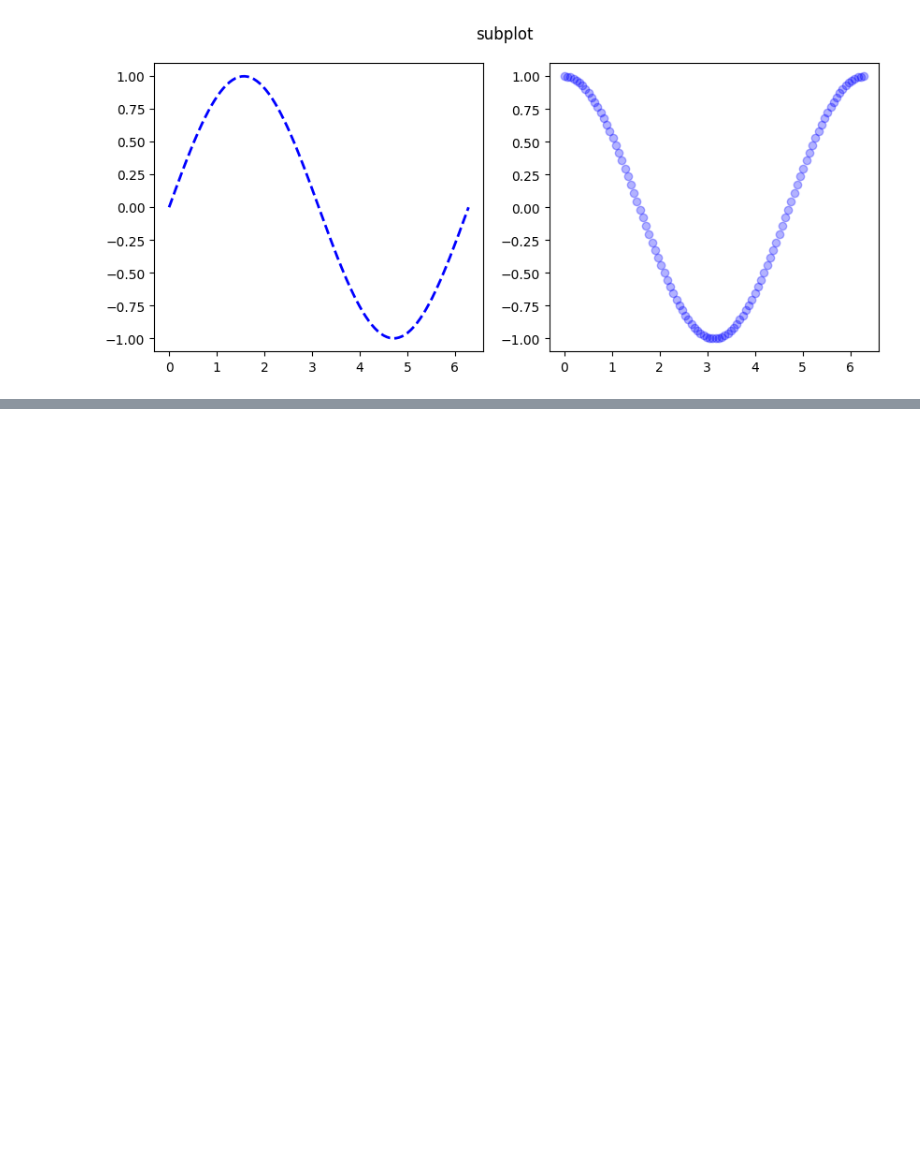
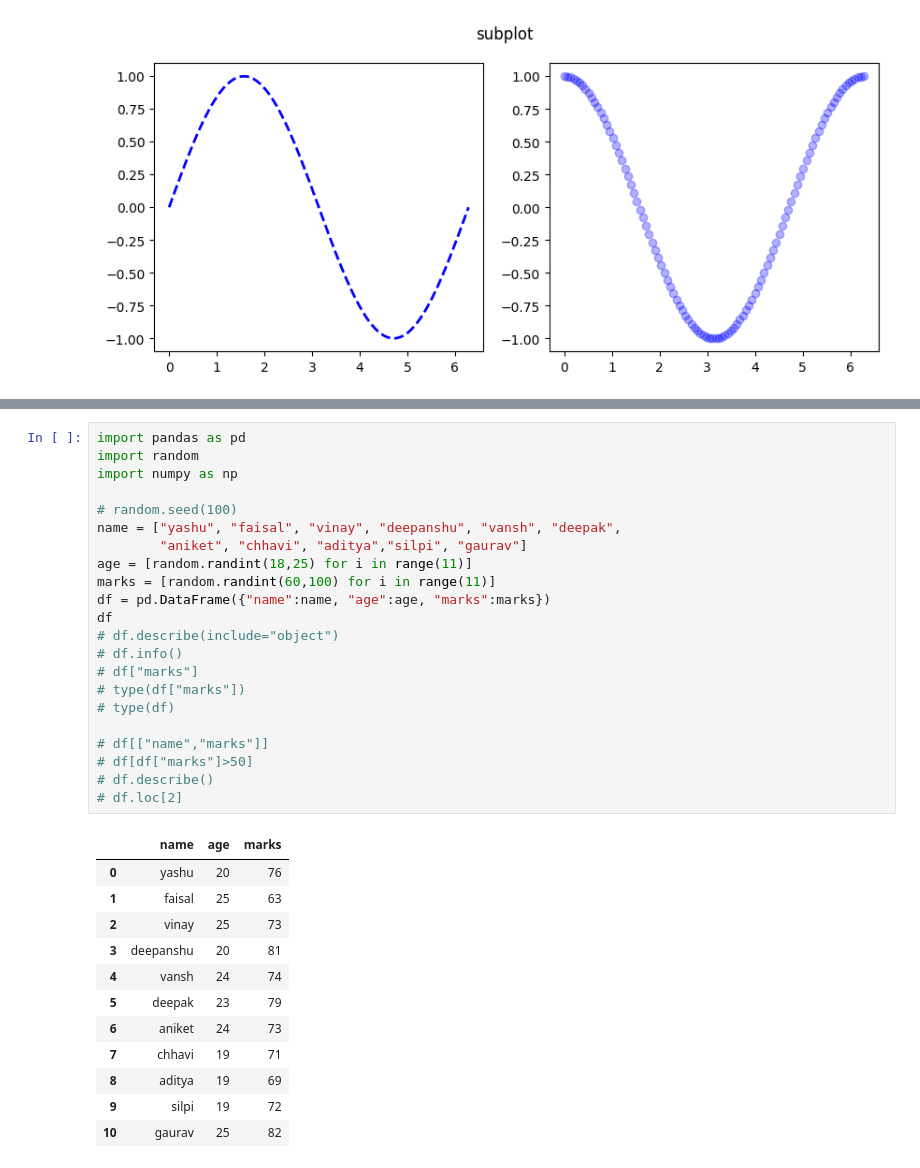
Before and after one commit to YashuSingh005/do-it-yawrrr, a Jupyter notebook: Untitled0.ipynb, the cells around one changed output, grey strips where cells are left out. Drawn from its saved outputs; the diff is of its cells as text; blank space fills up the shorter version.

```diff
--- a/Untitled0.ipynb
+++ b/Untitled0.ipynb
@@ -300,0 +314,35 @@ plt.show()
+# %%
+import pandas as pd
+import random
+import numpy as np
+
+# random.seed(100)
+name = ["yashu", "faisal", "vinay", "deepanshu", "vansh", "deepak",
+        "aniket", "chhavi", "aditya","silpi", "gaurav"]
+age = [random.randint(18,25) for i in range(11)]
+marks = [random.randint(60,100) for i in range(11)]
+df = pd.DataFrame({"name":name, "age":age, "marks":marks})
+df
+# df.describe(include="object")
+# df.info()
+# df["marks"]
+# type(df["marks"])
+# type(df)
+
+# df[["name","marks"]]
+# df[df["marks"]>50]
+# df.describe()
+# df.loc[2]
+# %% [output]
+|  | name | age | marks |
+| 0 | yashu | 20 | 76 |
+| 1 | faisal | 25 | 63 |
+| 2 | vinay | 25 | 73 |
+| 3 | deepanshu | 20 | 81 |
+| 4 | vansh | 24 | 74 |
+| 5 | deepak | 23 | 79 |
+| 6 | aniket | 24 | 73 |
+| 7 | chhavi | 19 | 71 |
+| 8 | aditya | 19 | 69 |
+| 9 | silpi | 19 | 72 |
+| 10 | gaurav | 25 | 82 |
```
Also changed, not shown: parts of 4 cells of this notebook.
